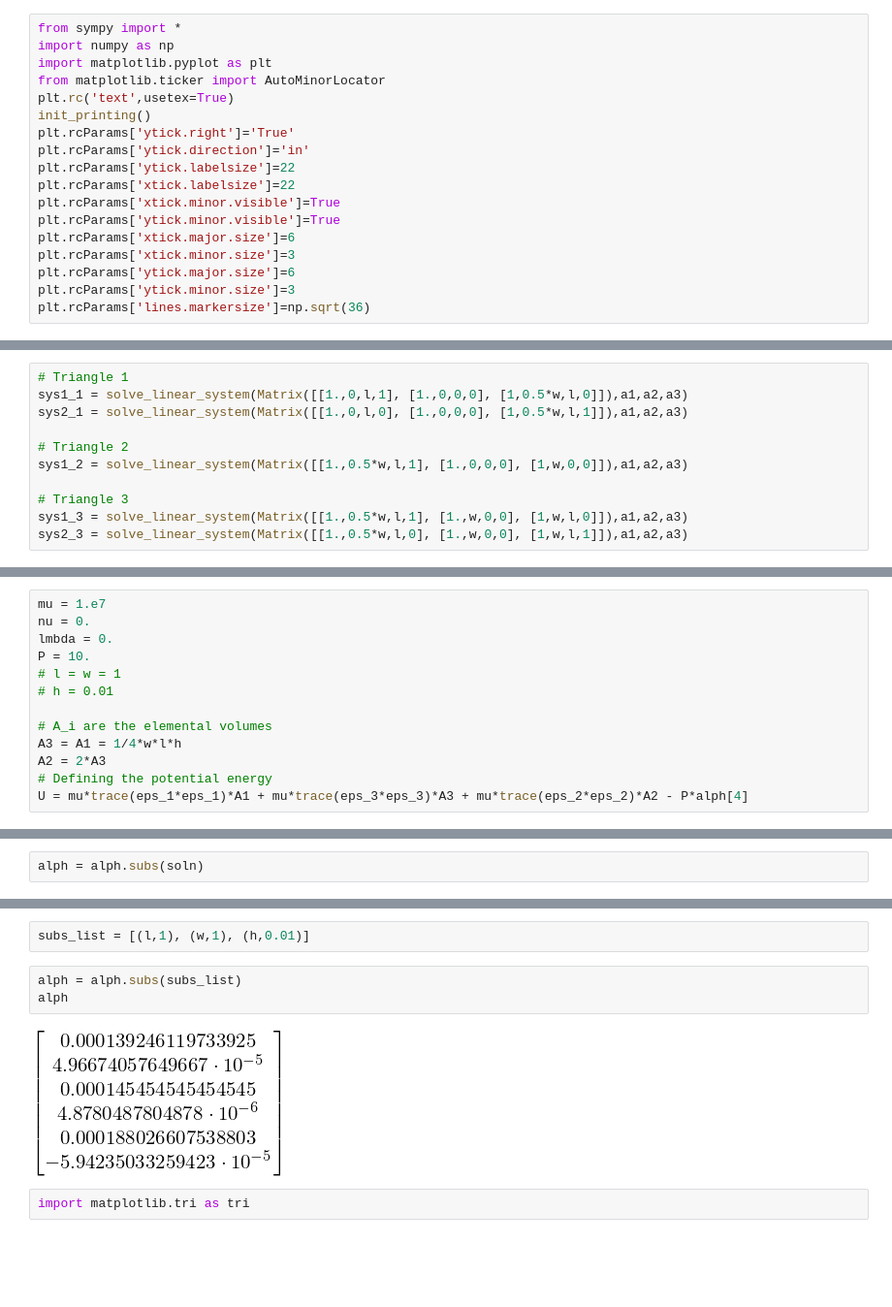
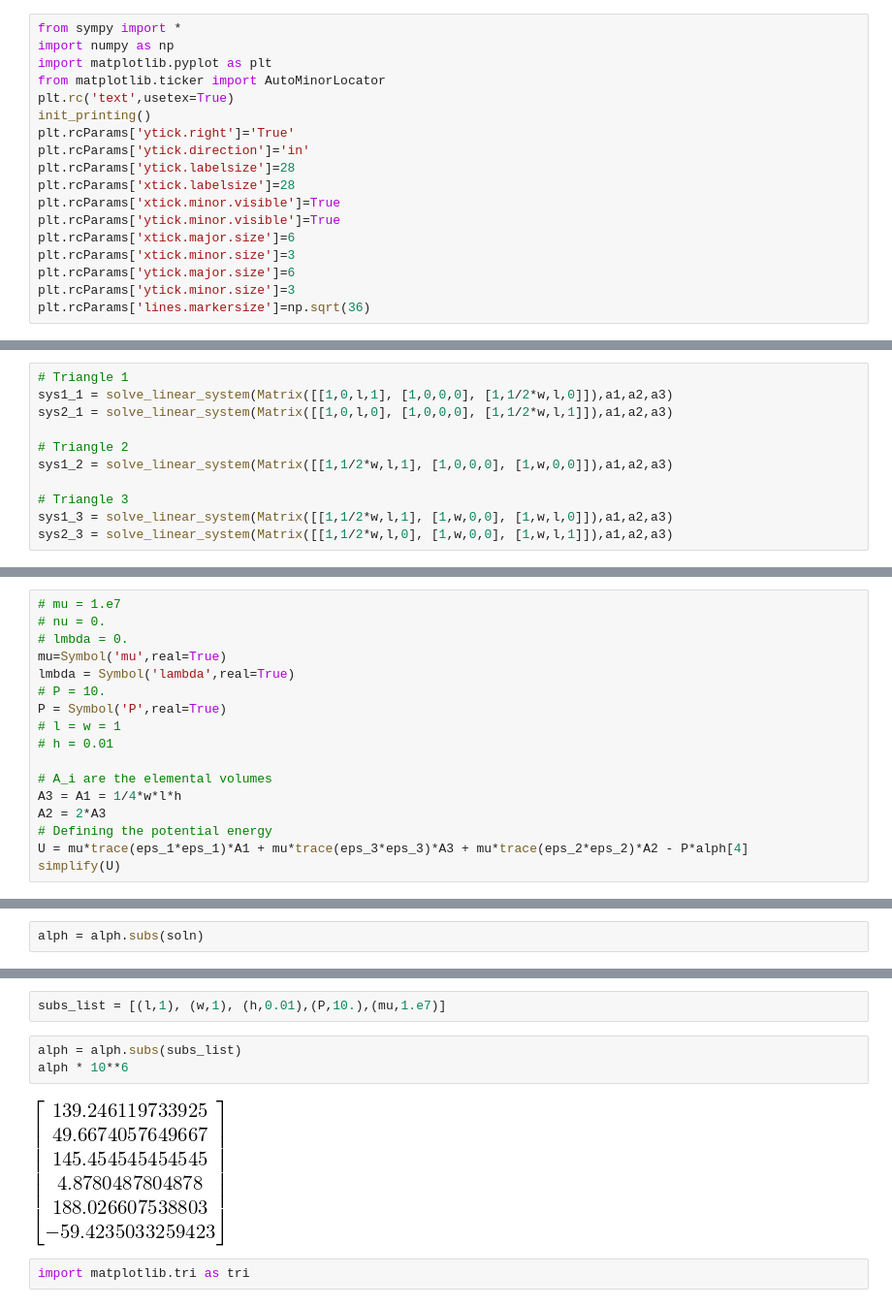
Before and after one commit to bhaveshshrimali/CEE471_Fall2019, a Jupyter notebook: demoHW9_modified.ipynb, the cells around one changed output, grey strips where cells are left out. Shown at 97% size. Drawn from its saved outputs; the diff is of its cells as text; blank space fills up the shorter version.

```diff
--- a/demoHW9_modified.ipynb
+++ b/demoHW9_modified.ipynb
@@ -9,8 +9,8 @@ plt.rc('text',usetex=True)
 init_printing()
 plt.rcParams['ytick.right']='True'
 plt.rcParams['ytick.direction']='in'
-plt.rcParams['ytick.labelsize']=22
-plt.rcParams['xtick.labelsize']=22
+plt.rcParams['ytick.labelsize']=28
+plt.rcParams['xtick.labelsize']=28
 plt.rcParams['xtick.minor.visible']=True
 plt.rcParams['ytick.minor.visible']=True
 plt.rcParams['xtick.major.size']=6
@@ -49,15 +49,15 @@ N3_3 = a1 + a2*x + a3 *y
 ## Determine the shape functions
 # %%
 # Triangle 1
-sys1_1 = solve_linear_system(Matrix([[1.,0,l,1], [1.,0,0,0], [1,0.5*w,l,0]]),a1,a2,a3)
-sys2_1 = solve_linear_system(Matrix([[1.,0,l,0], [1.,0,0,0], [1,0.5*w,l,1]]),a1,a2,a3)
+sys1_1 = solve_linear_system(Matrix([[1,0,l,1], [1,0,0,0], [1,1/2*w,l,0]]),a1,a2,a3)
+sys2_1 = solve_linear_system(Matrix([[1,0,l,0], [1,0,0,0], [1,1/2*w,l,1]]),a1,a2,a3)
 
 # Triangle 2
-sys1_2 = solve_linear_system(Matrix([[1.,0.5*w,l,1], [1.,0,0,0], [1,w,0,0]]),a1,a2,a3)
+sys1_2 = solve_linear_system(Matrix([[1,1/2*w,l,1], [1,0,0,0], [1,w,0,0]]),a1,a2,a3)
 
 # Triangle 3
-sys1_3 = solve_linear_system(Matrix([[1.,0.5*w,l,1], [1.,w,0,0], [1,w,l,0]]),a1,a2,a3)
-sys2_3 = solve_linear_system(Matrix([[1.,0.5*w,l,0], [1.,w,0,0], [1,w,l,1]]),a1,a2,a3)
+sys1_3 = solve_linear_system(Matrix([[1,1/2*w,l,1], [1,w,0,0], [1,w,l,0]]),a1,a2,a3)
+sys2_3 = solve_linear_system(Matrix([[1,1/2*w,l,0], [1,w,0,0], [1,w,l,1]]),a1,a2,a3)
 # %%
 # Triangle 1
 N1_1 = N1_1.subs(sys1_1)
@@ -94,10 +94,13 @@ eps_3 = Matrix([[u1_3.diff(x),0.5*(u1_3.diff(y) + v1_3.diff(x)) ], [0.5*(u1_3.di
 # %% [markdown]
 ### Material properties
 # %%
-mu = 1.e7
-nu = 0.
-lmbda = 0.
-P = 10.
+# mu = 1.e7
+# nu = 0.
+# lmbda = 0.
+mu=Symbol('mu',real=True)
+lmbda = Symbol('lambda',real=True)
+# P = 10.
+P = Symbol('P',real=True)
 # l = w = 1
 # h = 0.01
 
@@ -106,3 +109,4 @@ A3 = A1 = 1/4*w*l*h
 A2 = 2*A3
 # Defining the potential energy
 U = mu*trace(eps_1*eps_1)*A1 + mu*trace(eps_3*eps_3)*A3 + mu*trace(eps_2*eps_2)*A2 - P*alph[4]
+simplify(U)
@@ -121,10 +127,10 @@ alph
 # %%
-subs_list = [(l,1), (w,1), (h,0.01)]
+subs_list = [(l,1), (w,1), (h,0.01),(P,10.),(mu,1.e7)]
 # %%
 alph = alph.subs(subs_list)
-alph
+alph * 10**6
 # %% [output]
-[figure, old version]
+[figure, new version]
 # %%
 import matplotlib.tri as tri
 # %%
```
Also changed, not shown: parts of 9 cells of this notebook, 2 other files.
